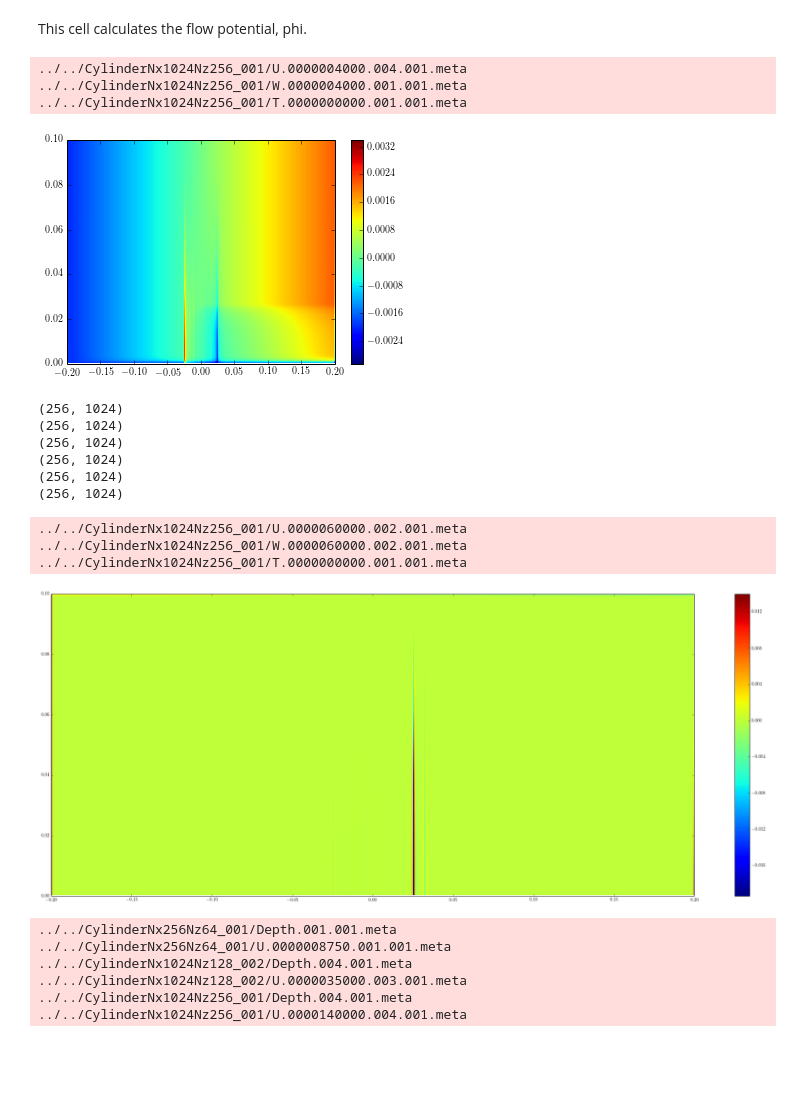
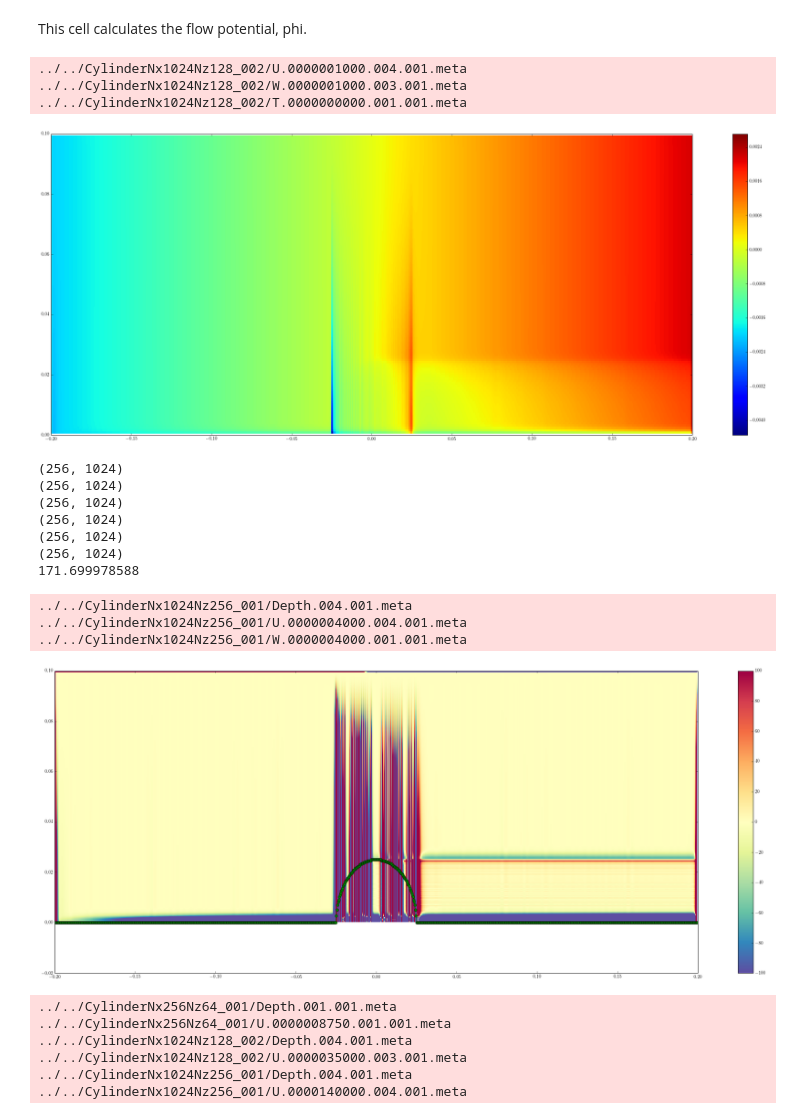
Before and after one commit to UBC-MOAD/flow_separation, a Jupyter notebook: notebooks_2D_runs/cylinder_resolution_compare.ipynb, the cells around one changed output. Drawn from its saved outputs; the diff is of its cells as text; code cells hidden in the pictures; blank space fills up the shorter version.

Commit message:
Added dawe compare, added to cylinder_utils, modified resolution comparison

```diff
--- a/notebooks_2D_runs/cylinder_resolution_compare.ipynb
+++ b/notebooks_2D_runs/cylinder_resolution_compare.ipynb
@@ -259,19 +255,19 @@ def calc_phi(X,Z,U,W,bd_pts):
 # %%
 sel = 1
 
 U=np.squeeze(rdmds(dirs[sel]+'/U',1*del_out[sel]))
 W=np.squeeze(rdmds(dirs[sel]+'/W',1*del_out[sel]))
 T = np.squeeze(rdmds(dirs[sel]+'/T',0))
 bd_pts = cu.find_bdy(X[sel],Z[sel],R0[sel],T)
 
-phi = calc_phi(X[sel],Z[sel],U,W,bd_pts)
+phi = cu.calc_phi(X[sel],Z[sel],U,W,bd_pts)
 
 plt.pcolor(X[sel],Z[sel],phi)
 plt.colorbar()
 plt.show()
 # %% [output]
-../../CylinderNx1024Nz256_001/U.0000004000.004.001.meta
-../../CylinderNx1024Nz256_001/W.0000004000.001.001.meta
-../../CylinderNx1024Nz256_001/T.0000000000.001.001.meta
+../../CylinderNx1024Nz128_002/U.0000001000.004.001.meta
+../../CylinderNx1024Nz128_002/W.0000001000.003.001.meta
+../../CylinderNx1024Nz128_002/T.0000000000.001.001.meta
-[figure, old version]
+[figure, new version]
 # %%
@@ -303,15 +299,15 @@ def calc_dz2(U):
 # %%
 sel = 2
 
-U=np.squeeze(rdmds(dirs[sel]+'/U',15*del_out[sel]))
-W=np.squeeze(rdmds(dirs[sel]+'/W',15*del_out[sel]))
-T = np.squeeze(rdmds(dirs[sel]+'/T',0))
-bd_pts = cu.find_bdy(X[sel],Z[sel],R0[sel],T)
+dpt = np.squeeze(rdmds(dirs[sel]+'/Depth'))
+U=np.squeeze(rdmds(dirs[sel]+'/U',1*del_out[sel]))
+W=np.squeeze(rdmds(dirs[sel]+'/W',1*del_out[sel]))
 
-phi = calc_phi(X[sel],Z[sel],U,W,bd_pts)
+phi = cu.calc_phi(X[sel],Z[sel],U,W,bd_pts)
+phi_xx = calc_dx2(phi,X[sel])
+phi_zz = calc_dz2(phi,Z[sel])
 
-phi_xx = calc_dx2(phi)
-phi_zz = calc_dz2(phi)
+print np.mean(phi_xx+phi_zz)
 # %% [output]
 (256, 1024)
 (256, 1024)
@@ -319,15 +315,20 @@ phi_zz = calc_dz2(phi)
 (256, 1024)
 (256, 1024)
 (256, 1024)
+171.699978588
-../../CylinderNx1024Nz256_001/U.0000060000.002.001.meta
-../../CylinderNx1024Nz256_001/W.0000060000.002.001.meta
-../../CylinderNx1024Nz256_001/T.0000000000.001.001.meta
+../../CylinderNx1024Nz256_001/Depth.004.001.meta
+../../CylinderNx1024Nz256_001/U.0000004000.004.001.meta
+../../CylinderNx1024Nz256_001/W.0000004000.001.001.meta
 # %%
-plt.pcolor(X[2],Z[2],phi_xx+phi_zz)
+pylab.rcParams['figure.figsize'] = (32,12)
+
+plt.pcolor(X[2],Z[2],phi_xx+phi_zz,cmap='Spectral_r')
+plt.plot(X[2],0.1-dpt,'-og')
 plt.colorbar()
+plt.clim((-100,100))
 plt.show()
 # %% [output]
-[figure, old version]
+[figure, new version]
 # %%
 U = []
 outnum = 35
```
Also changed, not shown: parts of 8 cells of this notebook, 2 other files.
